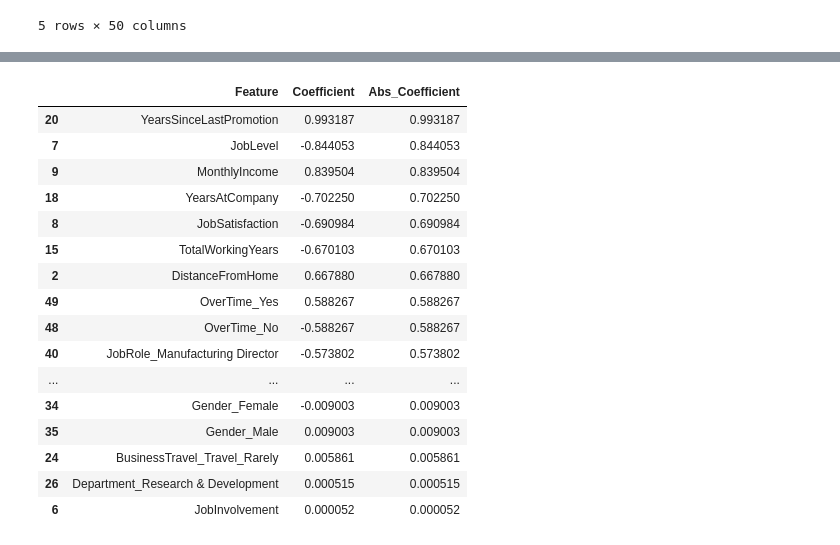
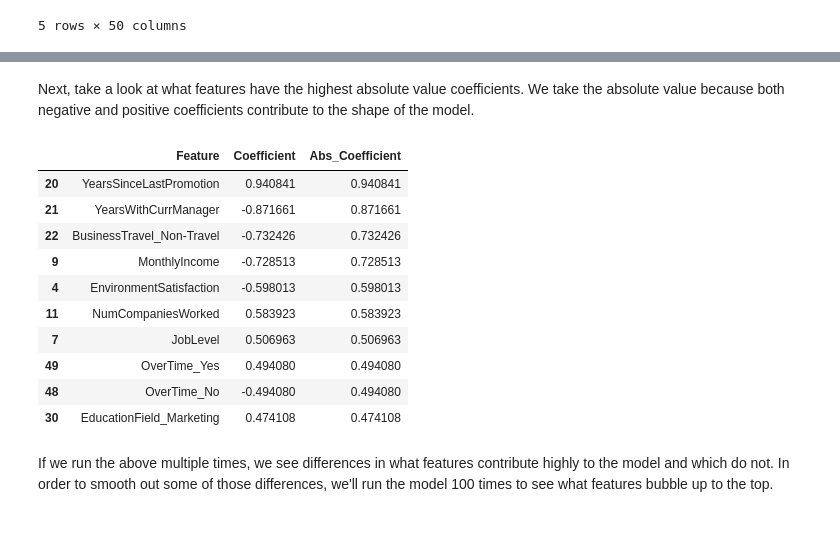
Before and after one commit to afoster8/hranalytics, a Jupyter notebook: hr.ipynb, the cells around one changed output, grey strips where cells are left out. Drawn from its saved outputs; the diff is of its cells as text; code cells hidden in the pictures.

```diff
--- a/hr.ipynb
+++ b/hr.ipynb
@@ -387,26 +452,24 @@ accuracy_score(y_test, pred)
+# %% [markdown]
+Next, take a look at what features have the highest absolute value coefficients. We take the absolute value because both negative and positive coefficients contribute to the shape of the model.
 # %%
 coefficients = pd.DataFrame({'Feature': X_train.columns, 'Coefficient': model.coef_[0]})
 
 coefficients['Abs_Coefficient'] = abs(coefficients['Coefficient'])
 sorted_coefficients = coefficients.sort_values(by='Abs_Coefficient', ascending=False)
 
-sorted_coefficients
+sorted_coefficients.head(10)
 # %% [output]
 |  | Feature | Coefficient | Abs_Coefficient |
-| 20 | YearsSinceLastPromotion | 0.993187 | 0.993187 |
-| 7 | JobLevel | -0.844053 | 0.844053 |
-| 9 | MonthlyIncome | 0.839504 | 0.839504 |
-| 18 | YearsAtCompany | -0.702250 | 0.702250 |
-| 8 | JobSatisfaction | -0.690984 | 0.690984 |
-| 15 | TotalWorkingYears | -0.670103 | 0.670103 |
-| 2 | DistanceFromHome | 0.667880 | 0.667880 |
-| 49 | OverTime_Yes | 0.588267 | 0.588267 |
-| 48 | OverTime_No | -0.588267 | 0.588267 |
-| 40 | JobRole_Manufacturing Director | -0.573802 | 0.573802 |
-| ... | ... | ... | ... |
-| 34 | Gender_Female | -0.009003 | 0.009003 |
-| 35 | Gender_Male | 0.009003 | 0.009003 |
-| 24 | BusinessTravel_Travel_Rarely | 0.005861 | 0.005861 |
-| 26 | Department_Research & Development | 0.000515 | 0.000515 |
-| 6 | JobInvolvement | 0.000052 | 0.000052 |
+| 20 | YearsSinceLastPromotion | 0.940841 | 0.940841 |
+| 21 | YearsWithCurrManager | -0.871661 | 0.871661 |
+| 22 | BusinessTravel_Non-Travel | -0.732426 | 0.732426 |
+| 9 | MonthlyIncome | -0.728513 | 0.728513 |
+| 4 | EnvironmentSatisfaction | -0.598013 | 0.598013 |
+| 11 | NumCompaniesWorked | 0.583923 | 0.583923 |
+| 7 | JobLevel | 0.506963 | 0.506963 |
+| 49 | OverTime_Yes | 0.494080 | 0.494080 |
+| 48 | OverTime_No | -0.494080 | 0.494080 |
+| 30 | EducationField_Marketing | 0.474108 | 0.474108 |
+# %% [markdown]
+If we run the above multiple times, we see differences in what features contribute highly to the model and which do not. In order to smooth out some of those differences, we'll run the model 100 times to see what features bubble up to the top.
 # %%
```
Also changed, not shown: parts of 49 cells of this notebook.
